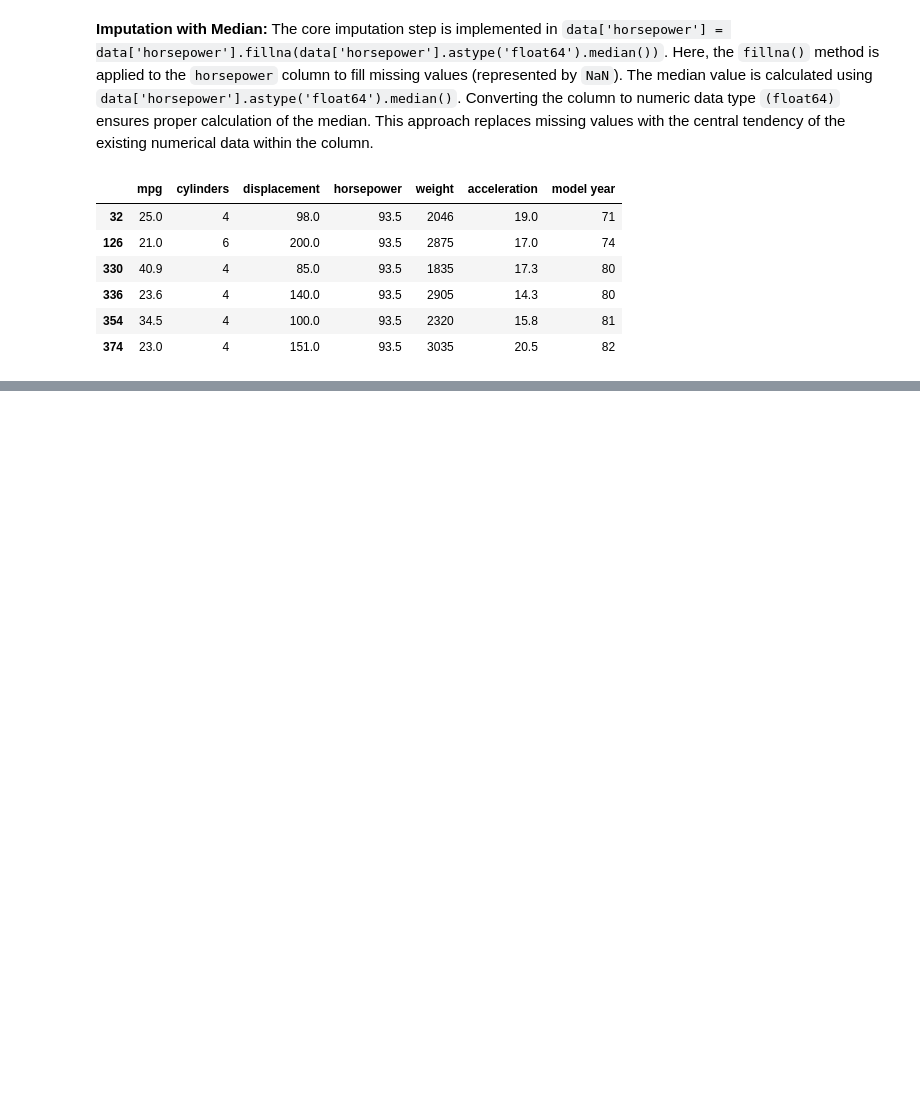
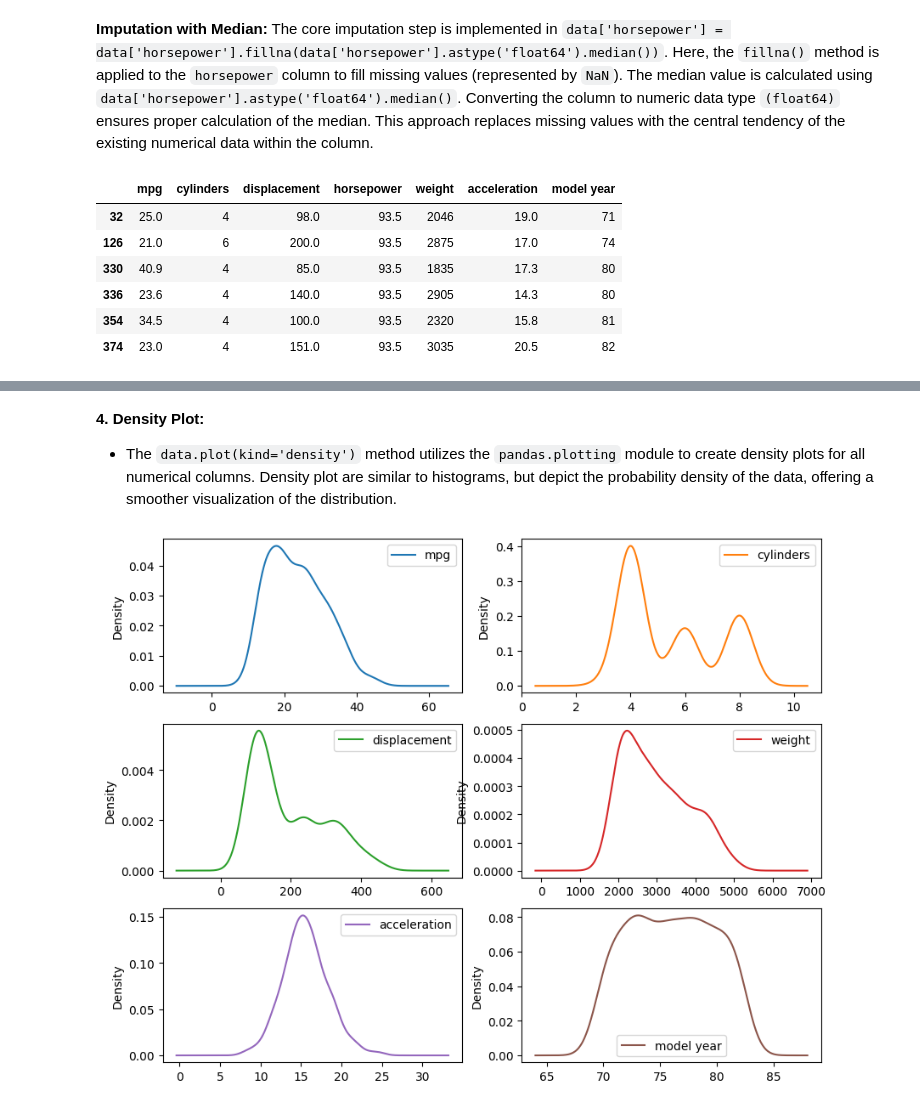
Before and after one commit to farzadasgari/machinepy, a Jupyter notebook: linear-regression.ipynb, the cells around one changed output, grey strips where cells are left out. Saved outputs shown, nothing was run; the diff lists cells and outputs as text; code cells hidden in the pictures; blank space fills up the shorter version.

```diff
--- a/linear-regression.ipynb
+++ b/linear-regression.ipynb
@@ -127,0 +150,9 @@ data.iloc[horsepower_nulls]
+# %% [markdown]
+**4. Density Plot:**
+   - The `data.plot(kind='density')` method utilizes the `pandas.plotting` module to create density plots for all numerical columns. Density plot are similar to histograms, but depict the probability density of the data, offering a smoother visualization of the distribution.
+# %%
+data.plot(kind='density', sharex=False, subplots=True,
+         figsize=(10, 8), layout=(3, 2))
+plt.show()
+# %% [output]
+[figure, added]
```
Also changed, not shown: parts of 13 cells of this notebook.
